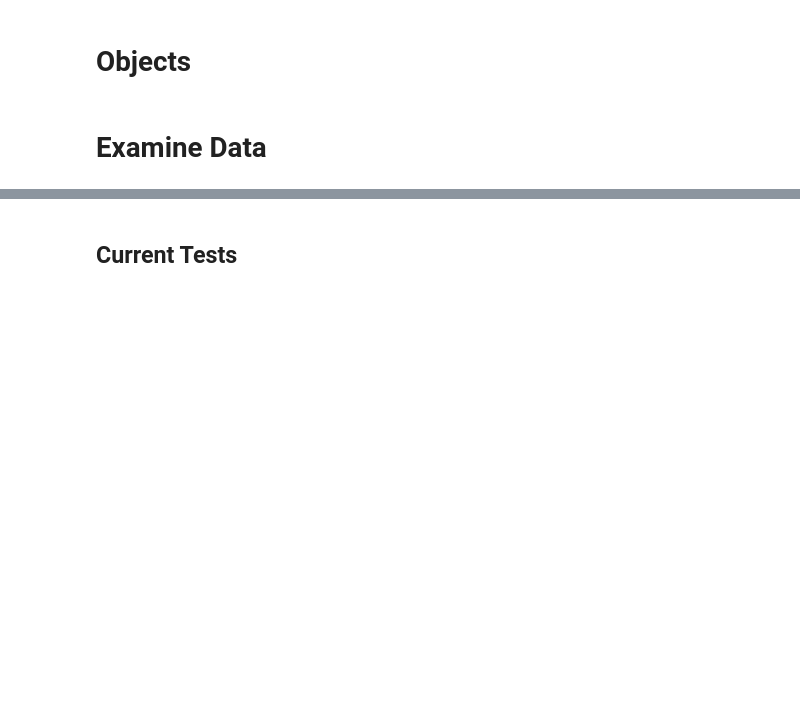
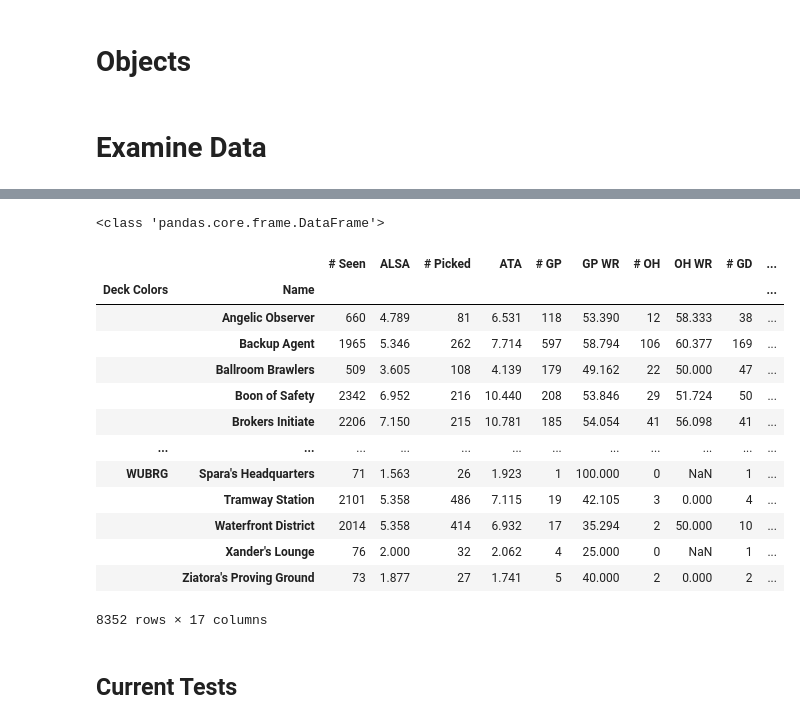
Before and after one commit to ZacharyMN709/DraftMetaReporter, a Jupyter notebook: Scratch.ipynb, the cells around one changed output, grey strips where cells are left out. Saved outputs shown, nothing was run; the diff lists cells and outputs as text; code cells hidden in the pictures; blank space fills up the shorter version.

```diff
--- a/Scratch.ipynb
+++ b/Scratch.ipynb
@@ -417,3 +433,22 @@ class SingleCardFuncs:
+# %%
+print(type(set_data.BO1.DATA.CARD_HISTORY_FRAME))
+set_data.BO1.DATA.CARD_HISTORY_FRAME.loc['2022-04-28']
+# %% [output]
+<class 'pandas.core.frame.DataFrame'>
+|  |  | # Seen | ALSA | # Picked | ATA | # GP | GP WR | # OH | OH WR | # GD | ... |
+| Deck Colors | Name |  |  |  |  |  |  |  |  |  | ... |
+|  | Angelic Observer | 660 | 4.789 | 81 | 6.531 | 118 | 53.390 | 12 | 58.333 | 38 | ... |
+|  | Backup Agent | 1965 | 5.346 | 262 | 7.714 | 597 | 58.794 | 106 | 60.377 | 169 | ... |
+|  | Ballroom Brawlers | 509 | 3.605 | 108 | 4.139 | 179 | 49.162 | 22 | 50.000 | 47 | ... |
+|  | Boon of Safety | 2342 | 6.952 | 216 | 10.440 | 208 | 53.846 | 29 | 51.724 | 50 | ... |
+|  | Brokers Initiate | 2206 | 7.150 | 215 | 10.781 | 185 | 54.054 | 41 | 56.098 | 41 | ... |
+| ... | ... | ... | ... | ... | ... | ... | ... | ... | ... | ... | ... |
+| WUBRG | Spara's Headquarters | 71 | 1.563 | 26 | 1.923 | 1 | 100.000 | 0 | NaN | 1 | ... |
+|  | Tramway Station | 2101 | 5.358 | 486 | 7.115 | 19 | 42.105 | 3 | 0.000 | 4 | ... |
+|  | Waterfront District | 2014 | 5.358 | 414 | 6.932 | 17 | 35.294 | 2 | 50.000 | 10 | ... |
+|  | Xander's Lounge | 76 | 2.000 | 32 | 2.062 | 4 | 25.000 | 0 | NaN | 1 | ... |
+|  | Ziatora's Proving Ground | 73 | 1.877 | 27 | 1.741 | 5 | 40.000 | 2 | 0.000 | 2 | ... |
+8352 rows × 17 columns
 # %%
 examiner = FramedDataFuncs(set_data.BO1)
 # %%
```
Also changed, not shown: parts of 12 cells of this notebook, 4 other files.
